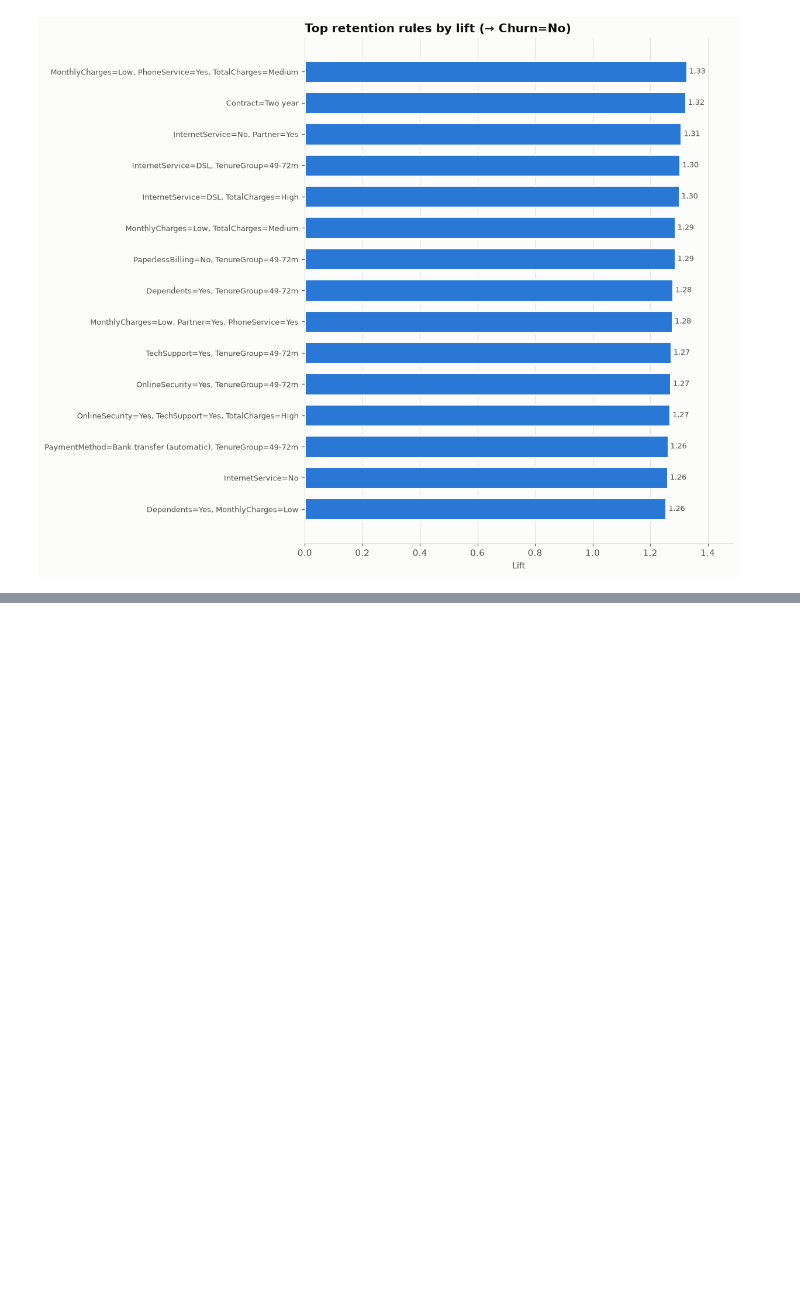
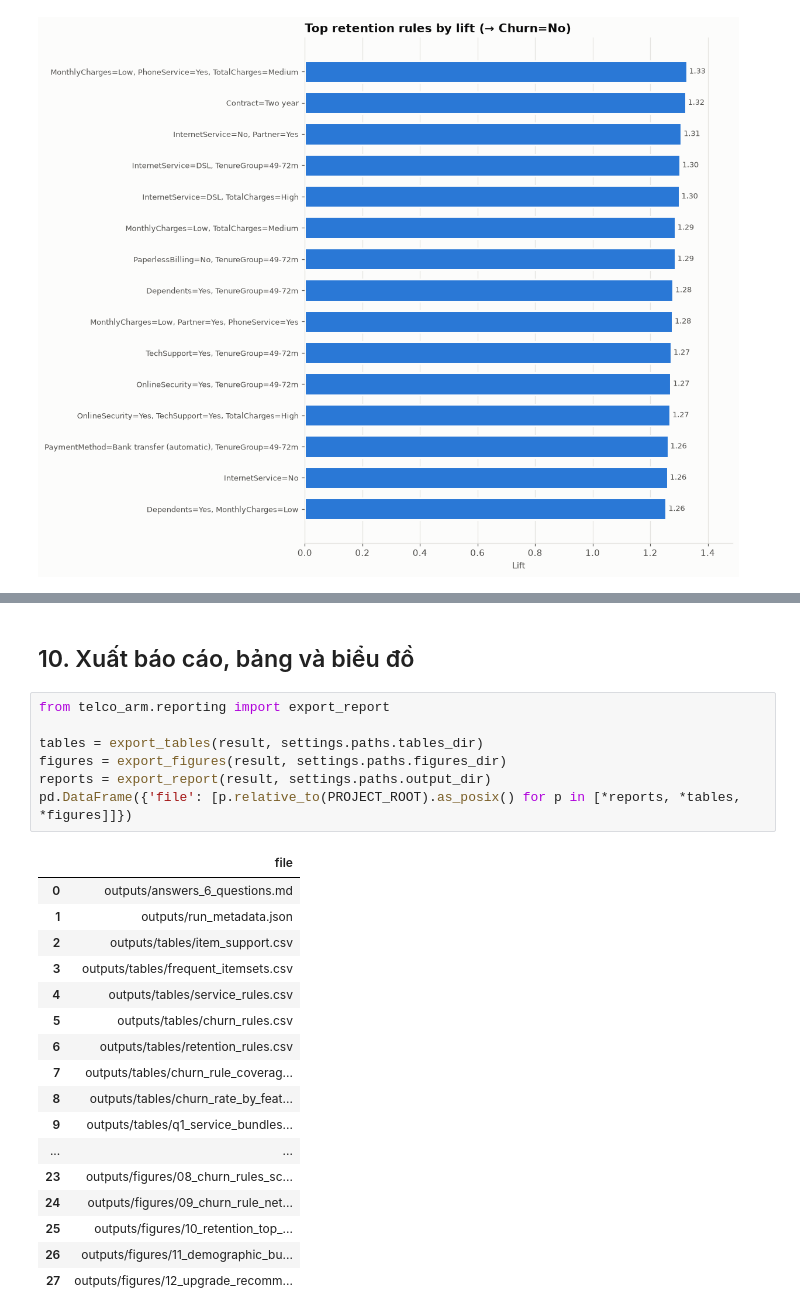
Before and after one commit to dungvnu123/KPDL_1, a Jupyter notebook: notebooks/telco_apriori_analysis.ipynb, the cells around one changed output, grey strips where cells are left out. Cells and saved outputs as stored; diff of their text form; blank space fills up the shorter version.

```diff
--- a/notebooks/telco_apriori_analysis.ipynb
+++ b/notebooks/telco_apriori_analysis.ipynb
@@ -460,0 +481,27 @@ pd.DataFrame({"file": [p.relative_to(PROJECT_ROOT).as_posix() for p in [*tables,
+# %% [markdown]
+## 10. Xuất báo cáo, bảng và biểu đồ
+# %%
+from telco_arm.reporting import export_report
+
+tables = export_tables(result, settings.paths.tables_dir)
+figures = export_figures(result, settings.paths.figures_dir)
+reports = export_report(result, settings.paths.output_dir)
+pd.DataFrame({'file': [p.relative_to(PROJECT_ROOT).as_posix() for p in [*reports, *tables, *figures]]})
+# %% [output]
+|  | file |
+| 0 | outputs/answers_6_questions.md |
+| 1 | outputs/run_metadata.json |
+| 2 | outputs/tables/item_support.csv |
+| 3 | outputs/tables/frequent_itemsets.csv |
+| 4 | outputs/tables/service_rules.csv |
+| 5 | outputs/tables/churn_rules.csv |
+| 6 | outputs/tables/retention_rules.csv |
+| 7 | outputs/tables/churn_rule_coverag... |
+| 8 | outputs/tables/churn_rate_by_feat... |
+| 9 | outputs/tables/q1_service_bundles... |
+| ... | ... |
+| 23 | outputs/figures/08_churn_rules_sc... |
+| 24 | outputs/figures/09_churn_rule_net... |
+| 25 | outputs/figures/10_retention_top_... |
+| 26 | outputs/figures/11_demographic_bu... |
+| 27 | outputs/figures/12_upgrade_recomm... |
```
Also changed, not shown: parts of 19 cells of this notebook, 35 other files.
